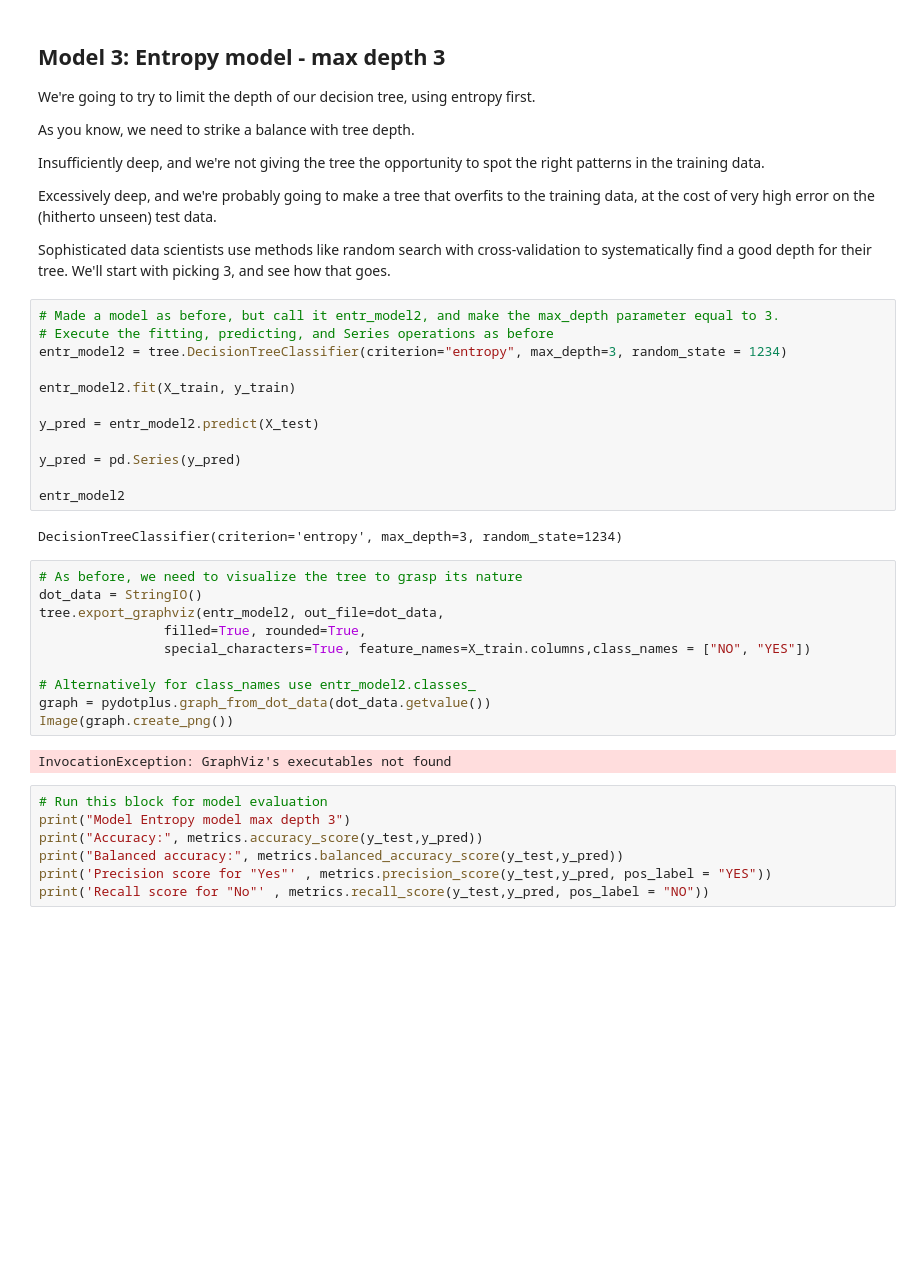
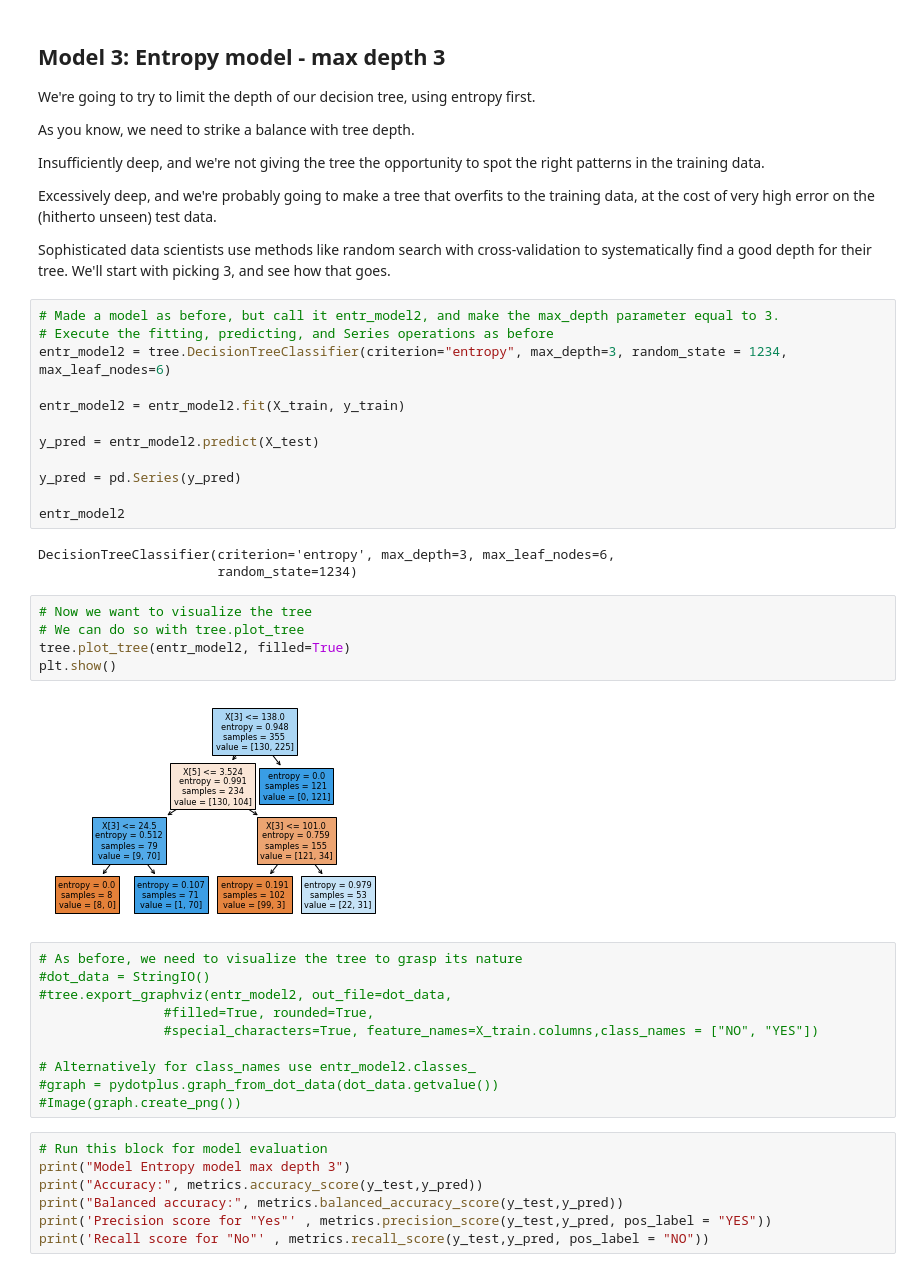
Before and after one commit to HayalDargin/Springboard_Work, a Jupyter notebook: Unit_14/Unit_14_3_Case Study - RR Diner Coffee/Hayal_Springboard Decision Tree Specialty Coffee Case Study - Tier 3.ipynb, the cells around one changed output. Cells and saved outputs as stored; diff of their text form; blank space fills up the shorter version.

```diff
--- a/Unit_14/Unit_14_3_Case Study - RR Diner Coffee/Hayal_Springboard Decision Tree Specialty Coffee Case Study - Tier 3.ipynb
+++ b/Unit_14/Unit_14_3_Case Study - RR Diner Coffee/Hayal_Springboard Decision Tree Specialty Coffee Case Study - Tier 3.ipynb
@@ -476,9 +491,9 @@ Sophisticated data scientists use methods like random search with cross-validati
 # %%
 # Made a model as before, but call it entr_model2, and make the max_depth parameter equal to 3.
 # Execute the fitting, predicting, and Series operations as before
-entr_model2 = tree.DecisionTreeClassifier(criterion="entropy", max_depth=3, random_state = 1234)
+entr_model2 = tree.DecisionTreeClassifier(criterion="entropy", max_depth=3, random_state = 1234, max_leaf_nodes=6)
 
-entr_model2.fit(X_train, y_train)
+entr_model2 = entr_model2.fit(X_train, y_train)
 
 y_pred = entr_model2.predict(X_test)
 
@@ -486,19 +501,25 @@ y_pred = pd.Series(y_pred)
 
 entr_model2
 # %% [output]
-DecisionTreeClassifier(criterion='entropy', max_depth=3, random_state=1234)
+DecisionTreeClassifier(criterion='entropy', max_depth=3, max_leaf_nodes=6,
+                       random_state=1234)
+# %%
+# Now we want to visualize the tree
+# We can do so with tree.plot_tree
+tree.plot_tree(entr_model2, filled=True)
+plt.show()
+# %% [output]
+[figure, added]
 # %%
 # As before, we need to visualize the tree to grasp its nature
-dot_data = StringIO()
-tree.export_graphviz(entr_model2, out_file=dot_data,
-                filled=True, rounded=True,
-                special_characters=True, feature_names=X_train.columns,class_names = ["NO", "YES"])
+#dot_data = StringIO()
+#tree.export_graphviz(entr_model2, out_file=dot_data,
+                #filled=True, rounded=True,
+                #special_characters=True, feature_names=X_train.columns,class_names = ["NO", "YES"])
 
 # Alternatively for class_names use entr_model2.classes_
-graph = pydotplus.graph_from_dot_data(dot_data.getvalue())
-Image(graph.create_png())
+#graph = pydotplus.graph_from_dot_data(dot_data.getvalue())
+#Image(graph.create_png())
-# %% [output]
-InvocationException: GraphViz's executables not found
 # %%
 # Run this block for model evaluation
 print("Model Entropy model max depth 3")
```
Also changed, not shown: parts of 12 cells of this notebook.
